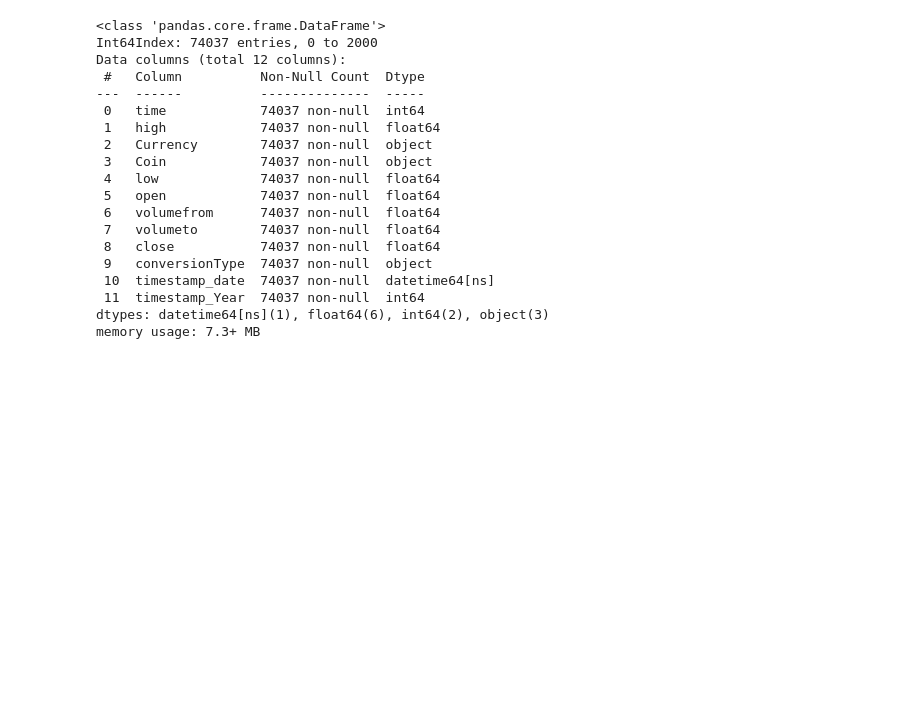
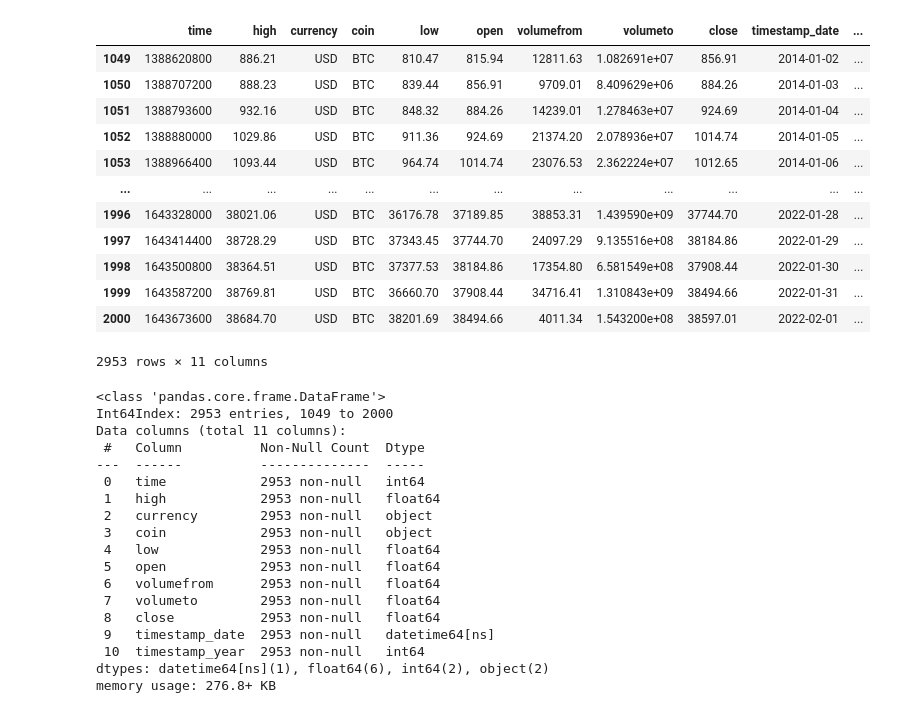
Before and after one commit to Price-Prediction-Model-Org/Price-Prediction-Model-Group, a Jupyter notebook: Crypto_ETL.ipynb, the cells around one changed output. Saved outputs shown, nothing was run; the diff lists cells and outputs as text; code cells hidden in the pictures; blank space fills up the shorter version.

```diff
--- a/Crypto_ETL.ipynb
+++ b/Crypto_ETL.ipynb
@@ -172,3 +113,4 @@ df_daily
 # %%
 Newdf_daily = df_daily[['time','high','low','open','volumefrom','volumeto','close','conversionType']].copy()
+Newdf_daily = Newdf_daily.drop('conversionType', axis = 1)
 Newdf_daily.head()
@@ -175,6 +124,6 @@ Newdf_daily.head()
 # %%
-Newdf_daily.insert(2,"Coin","BTC")
+Newdf_daily.insert(2,"coin","BTC")
 # %%
-Newdf_daily.insert(2,"Currency","USD")
+Newdf_daily.insert(2,"currency","USD")
 # %%
 Newdf_daily.dropna()
@@ -184,30 +154,43 @@ Newdf_daily.head()
 # %%
-Newdf_daily['timestamp_Year'] = pd.to_datetime(Newdf_daily['timestamp_date'],errors = 'ignore').dt.year
+Newdf_daily['timestamp_year'] = pd.to_datetime(Newdf_daily['timestamp_date'],errors = 'ignore').dt.year
 Newdf_daily
+# %% [output]
+|  | time | high | currency | coin | low | open | volumefrom | volumeto | close | timestamp_date | ... |
+| 1049 | 1388620800 | 886.21 | USD | BTC | 810.47 | 815.94 | 12811.63 | 1.082691e+07 | 856.91 | 2014-01-02 | ... |
+| 1050 | 1388707200 | 888.23 | USD | BTC | 839.44 | 856.91 | 9709.01 | 8.409629e+06 | 884.26 | 2014-01-03 | ... |
+| 1051 | 1388793600 | 932.16 | USD | BTC | 848.32 | 884.26 | 14239.01 | 1.278463e+07 | 924.69 | 2014-01-04 | ... |
+| 1052 | 1388880000 | 1029.86 | USD | BTC | 911.36 | 924.69 | 21374.20 | 2.078936e+07 | 1014.74 | 2014-01-05 | ... |
+| 1053 | 1388966400 | 1093.44 | USD | BTC | 964.74 | 1014.74 | 23076.53 | 2.362224e+07 | 1012.65 | 2014-01-06 | ... |
+| ... | ... | ... | ... | ... | ... | ... | ... | ... | ... | ... | ... |
+| 1996 | 1643328000 | 38021.06 | USD | BTC | 36176.78 | 37189.85 | 38853.31 | 1.439590e+09 | 37744.70 | 2022-01-28 | ... |
+| 1997 | 1643414400 | 38728.29 | USD | BTC | 37343.45 | 37744.70 | 24097.29 | 9.135516e+08 | 38184.86 | 2022-01-29 | ... |
+| 1998 | 1643500800 | 38364.51 | USD | BTC | 37377.53 | 38184.86 | 17354.80 | 6.581549e+08 | 37908.44 | 2022-01-30 | ... |
+| 1999 | 1643587200 | 38769.81 | USD | BTC | 36660.70 | 37908.44 | 34716.41 | 1.310843e+09 | 38494.66 | 2022-01-31 | ... |
+| 2000 | 1643673600 | 38684.70 | USD | BTC | 38201.69 | 38494.66 | 4011.34 | 1.543200e+08 | 38597.01 | 2022-02-01 | ... |
+2953 rows × 11 columns
 # %%
 Newdf_daily.to_csv("Cryto_daily.csv",index=False)
 # %%
-Newdf.info()
+Newdf_daily.info()
 # %% [output]
 <class 'pandas.core.frame.DataFrame'>
-Int64Index: 74037 entries, 0 to 2000
-Data columns (total 12 columns):
+Int64Index: 2953 entries, 1049 to 2000
+Data columns (total 11 columns):
  #   Column          Non-Null Count  Dtype
 ---  ------          --------------  -----
- 0   time            74037 non-null  int64
- 1   high            74037 non-null  float64
- 2   Currency        74037 non-null  object
- 3   Coin            74037 non-null  object
- 4   low             74037 non-null  float64
- 5   open            74037 non-null  float64
- 6   volumefrom      74037 non-null  float64
- 7   volumeto        74037 non-null  float64
- 8   close           74037 non-null  float64
- 9   conversionType  74037 non-null  object
- 10  timestamp_date  74037 non-null  datetime64[ns]
- 11  timestamp_Year  74037 non-null  int64
-dtypes: datetime64[ns](1), float64(6), int64(2), object(3)
-memory usage: 7.3+ MB
+ 0   time            2953 non-null   int64
+ 1   high            2953 non-null   float64
+ 2   currency        2953 non-null   object
+ 3   coin            2953 non-null   object
+ 4   low             2953 non-null   float64
+ 5   open            2953 non-null   float64
+ 6   volumefrom      2953 non-null   float64
+ 7   volumeto        2953 non-null   float64
+ 8   close           2953 non-null   float64
+ 9   timestamp_date  2953 non-null   datetime64[ns]
+ 10  timestamp_year  2953 non-null   int64
+dtypes: datetime64[ns](1), float64(6), int64(2), object(2)
+memory usage: 276.8+ KB
 # %%
 from sqlalchemy import Column, Integer, String, Float,BigInteger,Boolean,Date
 from sqlalchemy.ext.declarative import declarative_base
```
Also changed, not shown: parts of 46 cells of this notebook, 3 other files.
